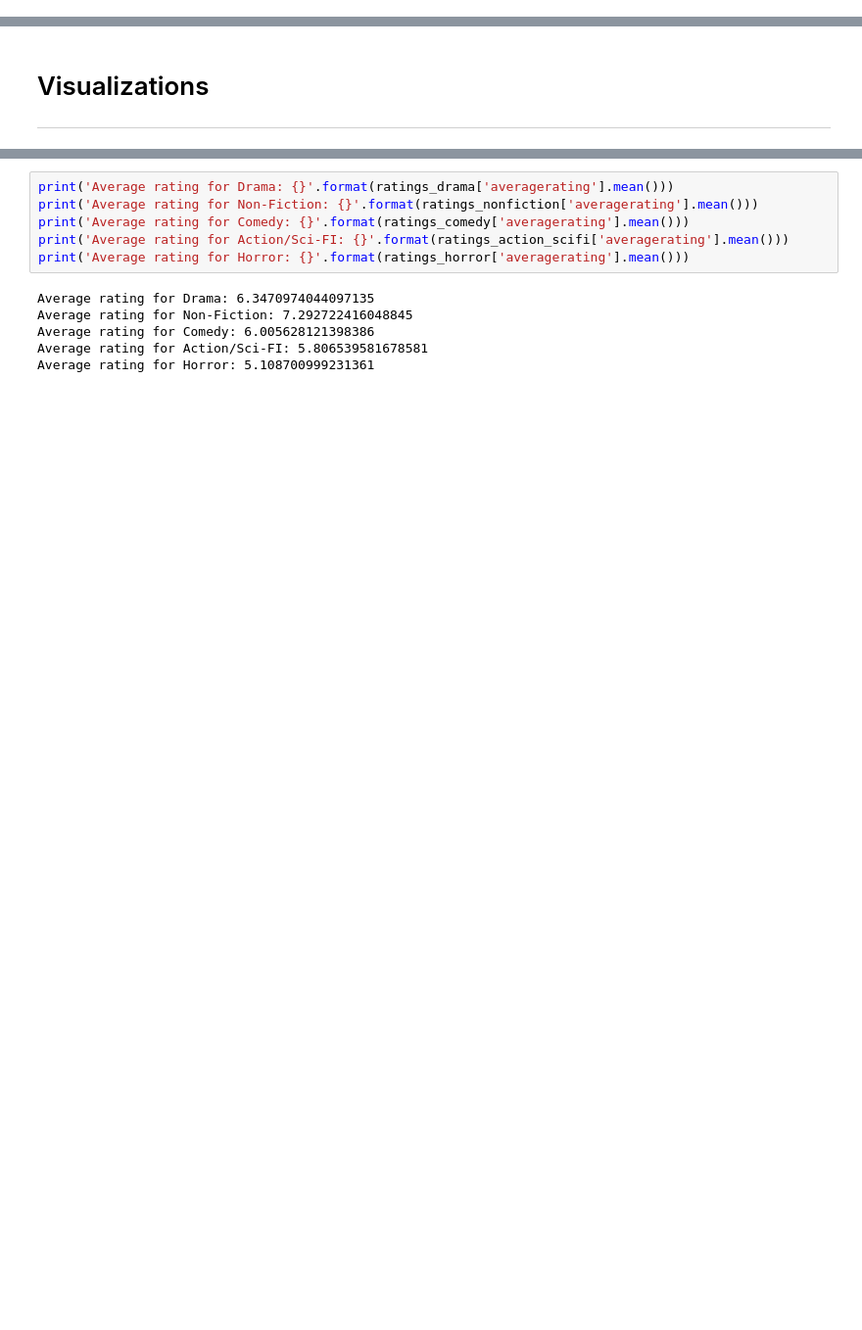
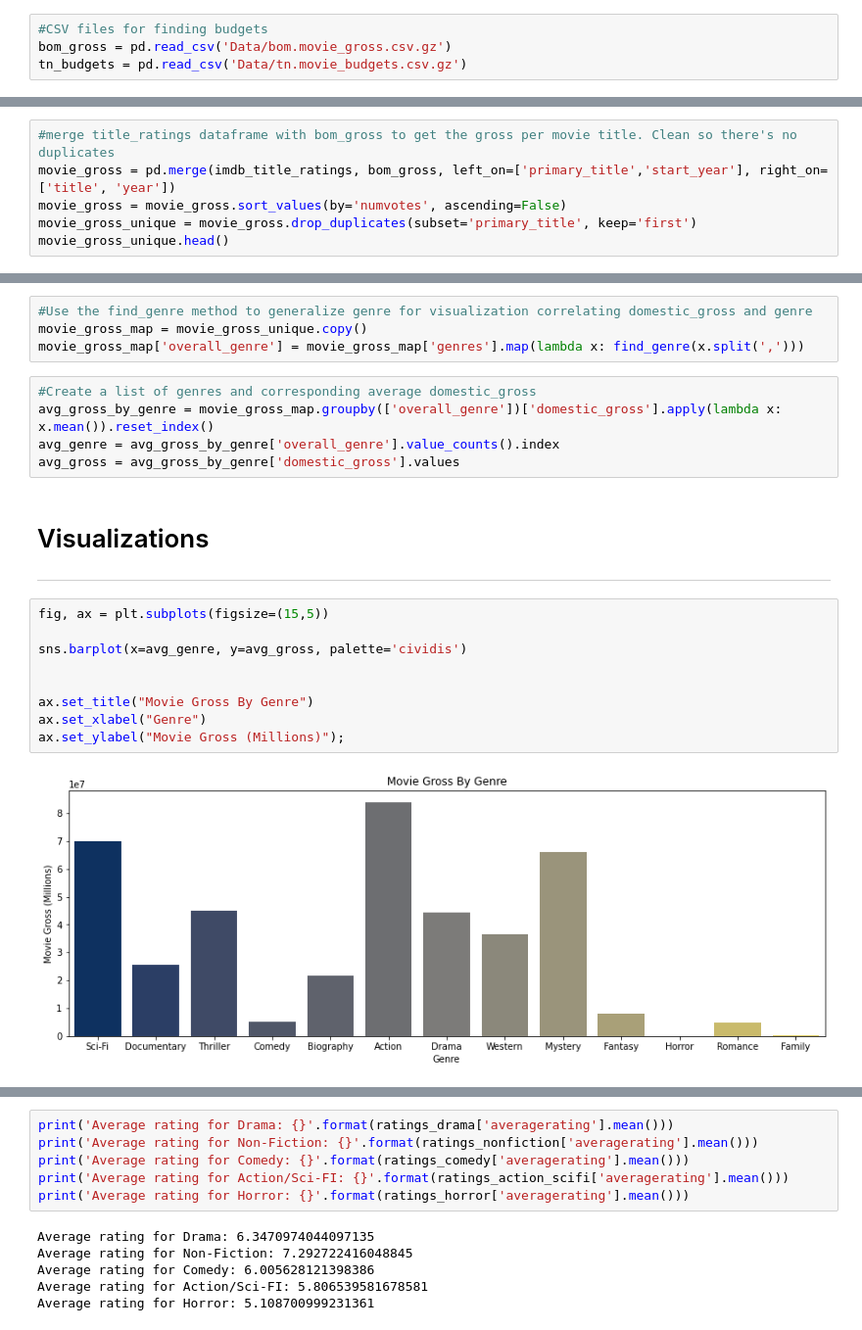
Before and after one commit to hannah-schurman/dcs-phase1-project, a Jupyter notebook: student.ipynb, the cells around one changed output, grey strips where cells are left out. Shown: that part at 98% size. Drawn from its saved outputs; the diff is of its cells as text; blank space fills up the shorter version.

```diff
--- a/student.ipynb
+++ b/student.ipynb
@@ -117,0 +112,4 @@ rt_movies.shape
+# %%
+#CSV files for finding budgets
+bom_gross = pd.read_csv('Data/bom.movie_gross.csv.gz')
+tn_budgets = pd.read_csv('Data/tn.movie_budgets.csv.gz')
@@ -128,3 +128,9 @@ imdb_title_ratings.head()
 | 2 | tt0069049 | The Other Side of the Wind | The Other Side of the Wind | 2018 | 122.0 | Drama | 6.9 | 4517 |
 | 3 | tt0069204 | Sabse Bada Sukh | Sabse Bada Sukh | 2018 | NaN | Comedy,Drama | 6.1 | 13 |
 | 4 | tt0100275 | The Wandering Soap Opera | La Telenovela Errante | 2017 | 80.0 | Comedy,Drama,Fantasy | 6.5 | 119 |
+# %%
+#merge title_ratings dataframe with bom_gross to get the gross per movie title. Clean so there's no duplicates
+movie_gross = pd.merge(imdb_title_ratings, bom_gross, left_on=['primary_title','start_year'], right_on=['title', 'year'])
+movie_gross = movie_gross.sort_values(by='numvotes', ascending=False)
+movie_gross_unique = movie_gross.drop_duplicates(subset='primary_title', keep='first')
+movie_gross_unique.head()
@@ -282,6 +289,26 @@ ratings_other = imdb_title_ratings_map[(imdb_title_ratings_map['overall_genre']
+# %%
+#Use the find_genre method to generalize genre for visualization correlating domestic_gross and genre
+movie_gross_map = movie_gross_unique.copy()
+movie_gross_map['overall_genre'] = movie_gross_map['genres'].map(lambda x: find_genre(x.split(',')))
+# %%
+#Create a list of genres and corresponding average domestic_gross
+avg_gross_by_genre = movie_gross_map.groupby(['overall_genre'])['domestic_gross'].apply(lambda x: x.mean()).reset_index()
+avg_genre = avg_gross_by_genre['overall_genre'].value_counts().index
+avg_gross = avg_gross_by_genre['domestic_gross'].values
 # %% [markdown]
 # Visualizations
 ***
+# %%
+fig, ax = plt.subplots(figsize=(15,5))
+
+sns.barplot(x=avg_genre, y=avg_gross, palette='cividis')
+
+
+ax.set_title("Movie Gross By Genre")
+ax.set_xlabel("Genre")
+ax.set_ylabel("Movie Gross (Millions)");
+# %% [output]
+[figure, added]
 # %%
 # Visualization for mapping a distribution of movie ratings by genre
 fig, ax = plt.subplots(figsize=(15,5))
```
Also changed, not shown: parts of 54 cells of this notebook.
